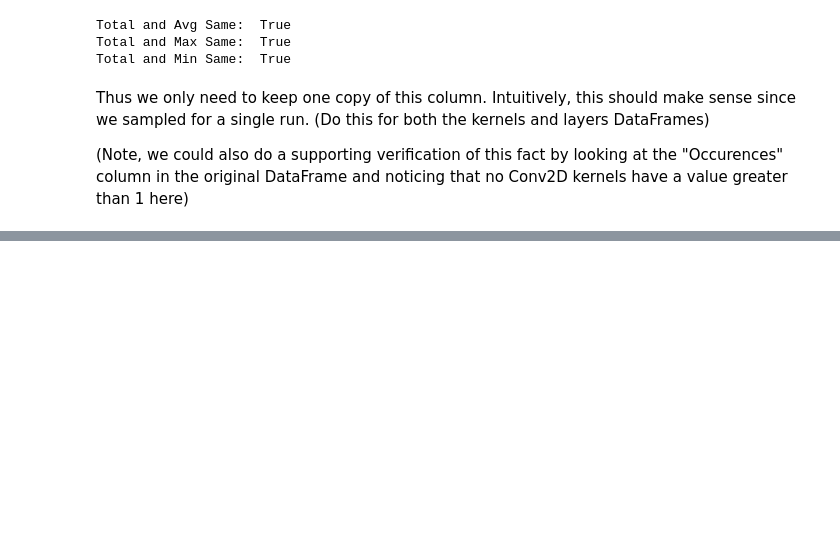
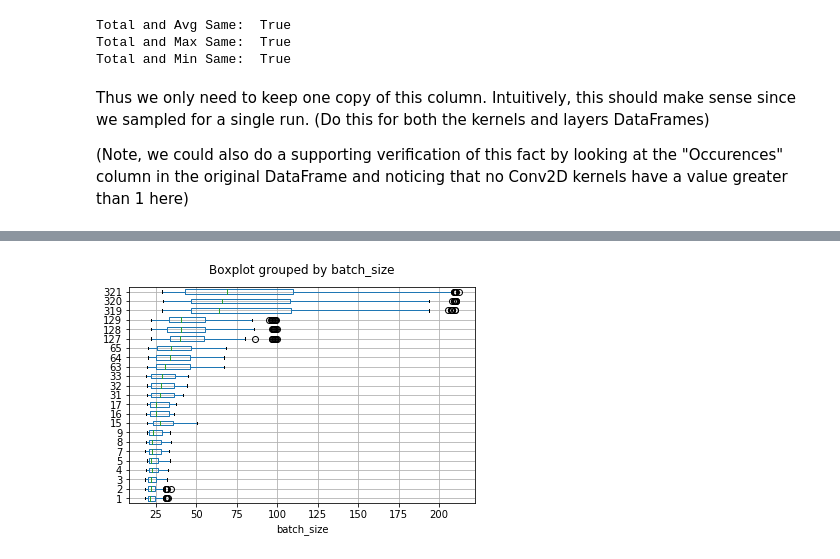
Before and after one commit to zbpatel/DataHonorsThesis, a Jupyter notebook: code/notebooks/eda_notebook.ipynb, the cells around one changed output, grey strips where cells are left out. Cells and saved outputs as stored; diff of their text form; code cells hidden in the pictures; blank space fills up the shorter version.

```diff
--- a/code/notebooks/eda_notebook.ipynb
+++ b/code/notebooks/eda_notebook.ipynb
@@ -225,0 +240,6 @@ conv2d_kernels.drop(["avg_duration_us", "max_duration_us", "min_duration_us"], a
+# %%
+td_boxplot = conv2d_layers.boxplot(column="total_duration_us", by="batch_size", vert=False)
+td_boxplot.set_title("")
+plt.show()
+# %% [output]
+[figure, added]
```
Also changed, not shown: parts of 6 cells of this notebook, 1 other file.
